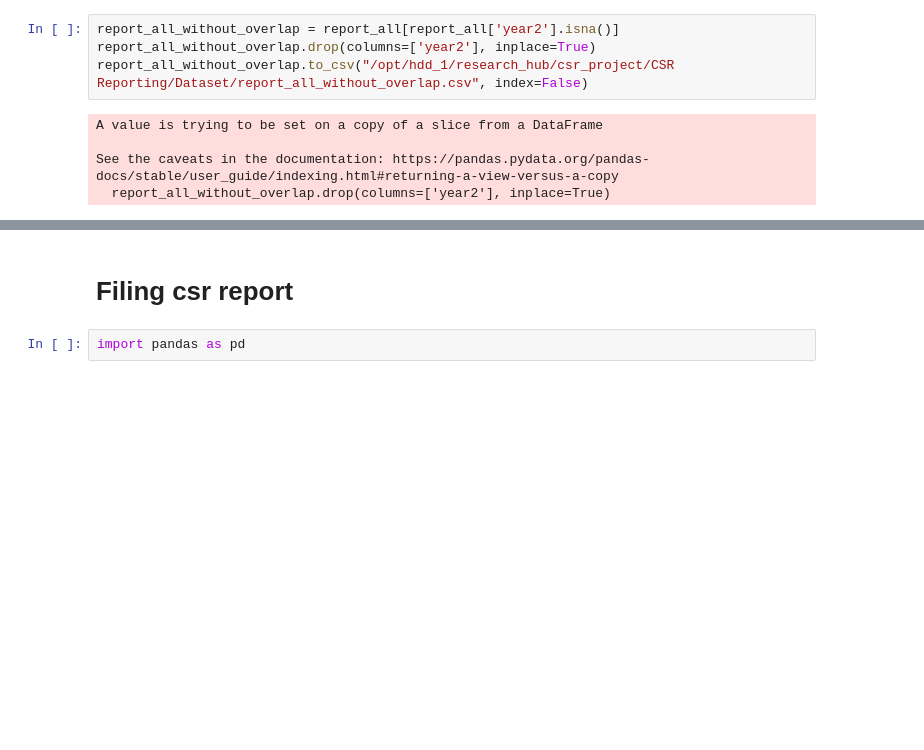
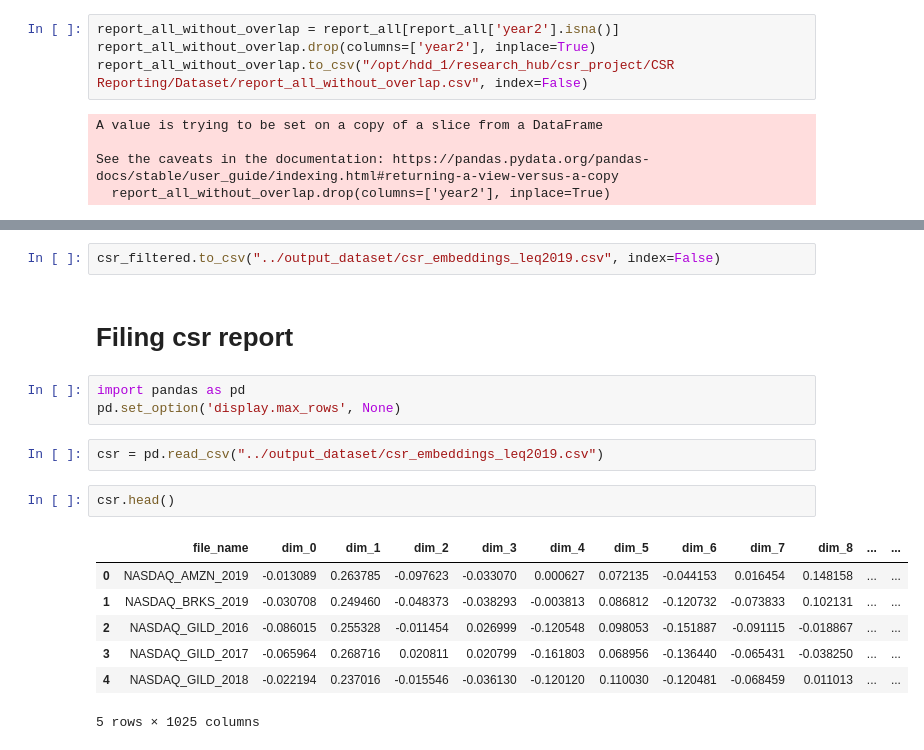
Before and after one commit to 10youting01/Green-innovation, a Jupyter notebook: prepossess_green_patent/process_csr_report.ipynb, the cells around one changed output, grey strips where cells are left out. Drawn from its saved outputs; the diff is of its cells as text; blank space fills up the shorter version.

Commit message:
Filter one year report, filter year <= 2019, filling loss report

```diff
--- a/prepossess_green_patent/process_csr_report.ipynb
+++ b/prepossess_green_patent/process_csr_report.ipynb
@@ -16,4 +120,19 @@ See the caveats in the documentation: https://pandas.pydata.org/pandas-docs/stab
+# %%
+csr_filtered.to_csv("../output_dataset/csr_embeddings_leq2019.csv", index=False)
 # %% [markdown]
 # Filing csr report
 # %%
 import pandas as pd
+pd.set_option('display.max_rows', None)
+# %%
+csr = pd.read_csv("../output_dataset/csr_embeddings_leq2019.csv")
+# %%
+csr.head()
+# %% [output]
+|  | file_name | dim_0 | dim_1 | dim_2 | dim_3 | dim_4 | dim_5 | dim_6 | dim_7 | dim_8 | ... | ... |
+| 0 | NASDAQ_AMZN_2019 | -0.013089 | 0.263785 | -0.097623 | -0.033070 | 0.000627 | 0.072135 | -0.044153 | 0.016454 | 0.148158 | ... | ... |
+| 1 | NASDAQ_BRKS_2019 | -0.030708 | 0.249460 | -0.048373 | -0.038293 | -0.003813 | 0.086812 | -0.120732 | -0.073833 | 0.102131 | ... | ... |
+| 2 | NASDAQ_GILD_2016 | -0.086015 | 0.255328 | -0.011454 | 0.026999 | -0.120548 | 0.098053 | -0.151887 | -0.091115 | -0.018867 | ... | ... |
+| 3 | NASDAQ_GILD_2017 | -0.065964 | 0.268716 | 0.020811 | 0.020799 | -0.161803 | 0.068956 | -0.136440 | -0.065431 | -0.038250 | ... | ... |
+| 4 | NASDAQ_GILD_2018 | -0.022194 | 0.237016 | -0.015546 | -0.036130 | -0.120120 | 0.110030 | -0.120481 | -0.068459 | 0.011013 | ... | ... |
+5 rows × 1025 columns
```
Also changed, not shown: parts of 8 cells of this notebook.
